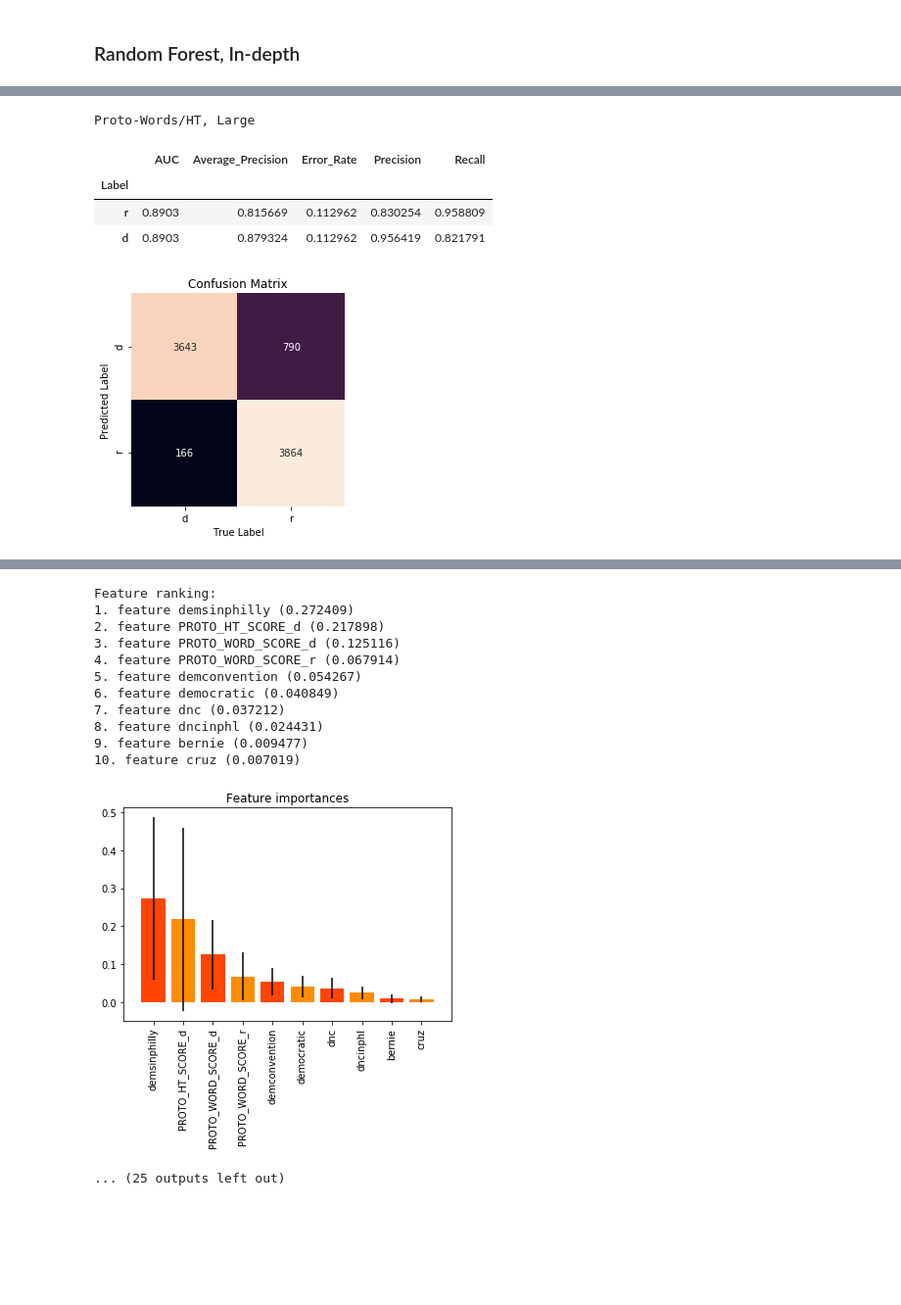
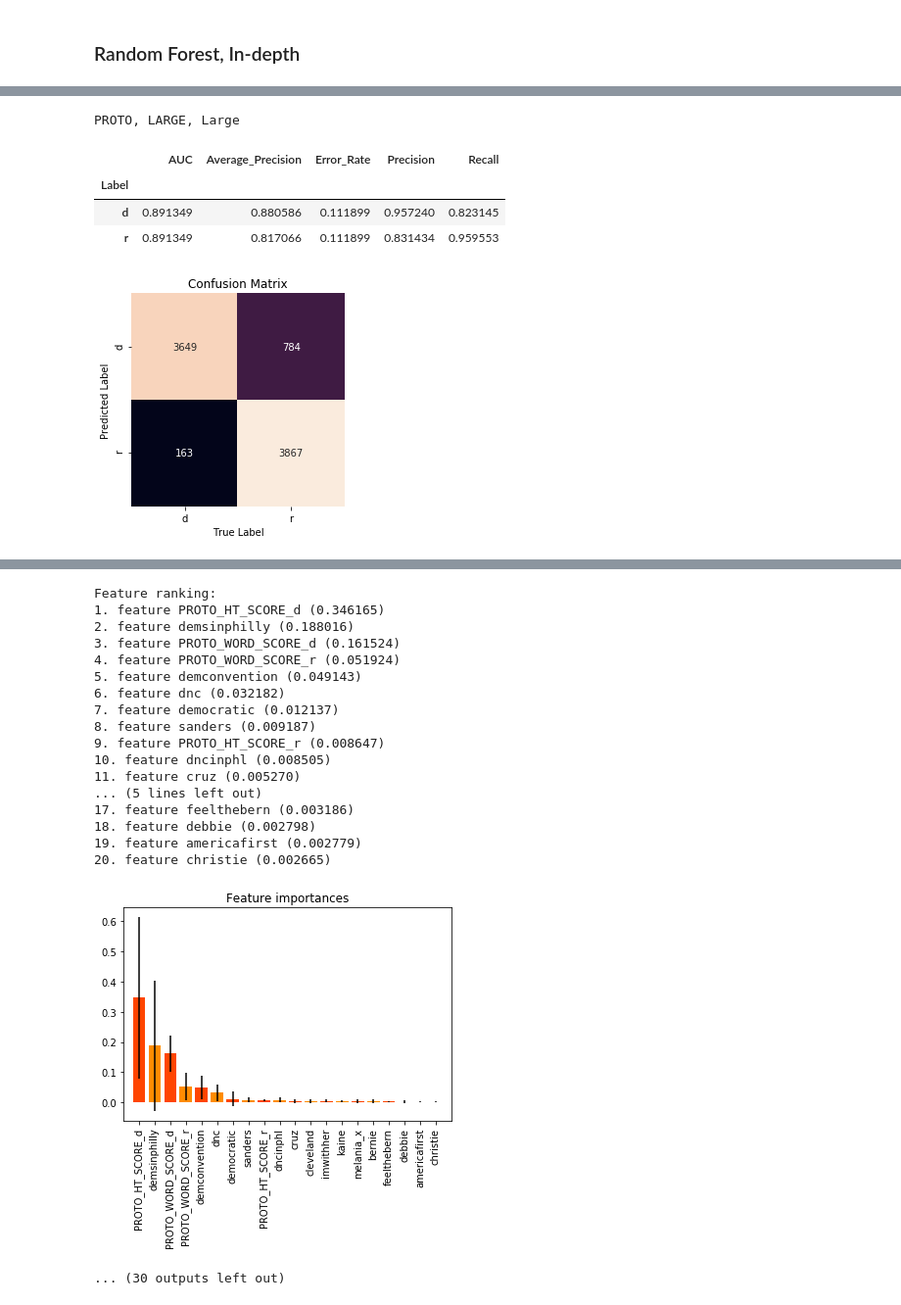
Before and after one commit to sunnyjooey/Text_ML, a Jupyter notebook: classifications/Classify_RandomForest.ipynb, the cells around one changed output, grey strips where cells are left out. Shown: that part at 98% size. Drawn from its saved outputs; the diff is of its cells as text; code cells hidden in the pictures; blank space fills up the shorter version.

```diff
--- a/classifications/Classify_RandomForest.ipynb
+++ b/classifications/Classify_RandomForest.ipynb
@@ -13,17 +13,17 @@ IPython.OutputArea.prototype._should_scroll = function(lines) {
 [interactive output not drawn]
 # %%
 feat_types = {
-    'Proto-Words/HT, Small': 'proto_small',
-    'Proto-Words/HT, Large': 'proto_large',
-    'Topics, Small': 'topic_small',
-    'Topics, Large': 'topic_large',
-    'Sentiments, Small': 'sentim_small',
-    'Sentiments, Large': 'sentim_large',
-    'All, Best': 'all_features'
+    'PROTO, SMALL': 'proto_small',
+    'PROTO, LARGE, Large': 'proto_large',
+    'TOPICS, SMALL': 'topic_small',
+    'TOPICS, LARGE': 'topic_large',
+    'SENTIMENTS, SMALL': 'sentim_small',
+    'SENTIMENTS, LARGE': 'sentim_large',
+    'ALL FEATURES': 'all_features'
         }
 
 clf = RandomForestClassifier(n_estimators=10, n_jobs=-1)
 # %%
-# Run models on separate groups of features
-obj = classifier.run_ensemble(feat_types, clf, True, 10)
+# Run models on different groups of features
+obj = classifier.run_ensemble(feat_types, clf, True, 20)
 # %% [output]
@@ -49,20 +55,26 @@ Feature ranking:
-Proto-Words/HT, Large
+PROTO, LARGE, Large
 |  | AUC | Average_Precision | Error_Rate | Precision | Recall |
 | Label |  |  |  |  |  |
-| r | 0.8903 | 0.815669 | 0.112962 | 0.830254 | 0.958809 |
-| d | 0.8903 | 0.879324 | 0.112962 | 0.956419 | 0.821791 |
+| d | 0.891349 | 0.880586 | 0.111899 | 0.957240 | 0.823145 |
+| r | 0.891349 | 0.817066 | 0.111899 | 0.831434 | 0.959553 |
 [figure]
 [figure]
 Feature ranking:
-1. feature demsinphilly (0.272409)
-2. feature PROTO_HT_SCORE_d (0.217898)
-3. feature PROTO_WORD_SCORE_d (0.125116)
-4. feature PROTO_WORD_SCORE_r (0.067914)
-5. feature demconvention (0.054267)
-6. feature democratic (0.040849)
-7. feature dnc (0.037212)
-8. feature dncinphl (0.024431)
-9. feature bernie (0.009477)
-10. feature cruz (0.007019)
+1. feature PROTO_HT_SCORE_d (0.346165)
+2. feature demsinphilly (0.188016)
+3. feature PROTO_WORD_SCORE_d (0.161524)
+4. feature PROTO_WORD_SCORE_r (0.051924)
+5. feature demconvention (0.049143)
+6. feature dnc (0.032182)
+7. feature democratic (0.012137)
+8. feature sanders (0.009187)
+9. feature PROTO_HT_SCORE_r (0.008647)
+10. feature dncinphl (0.008505)
+11. feature cruz (0.005270)
+... (5 lines left out)
+17. feature feelthebern (0.003186)
+18. feature debbie (0.002798)
+19. feature americafirst (0.002779)
+20. feature christie (0.002665)
-[figure, old version]
+[figure, new version]
-... (25 outputs left out)
+... (30 outputs left out)
```
Also changed, not shown: parts of 4 cells of this notebook, 2 other files.
